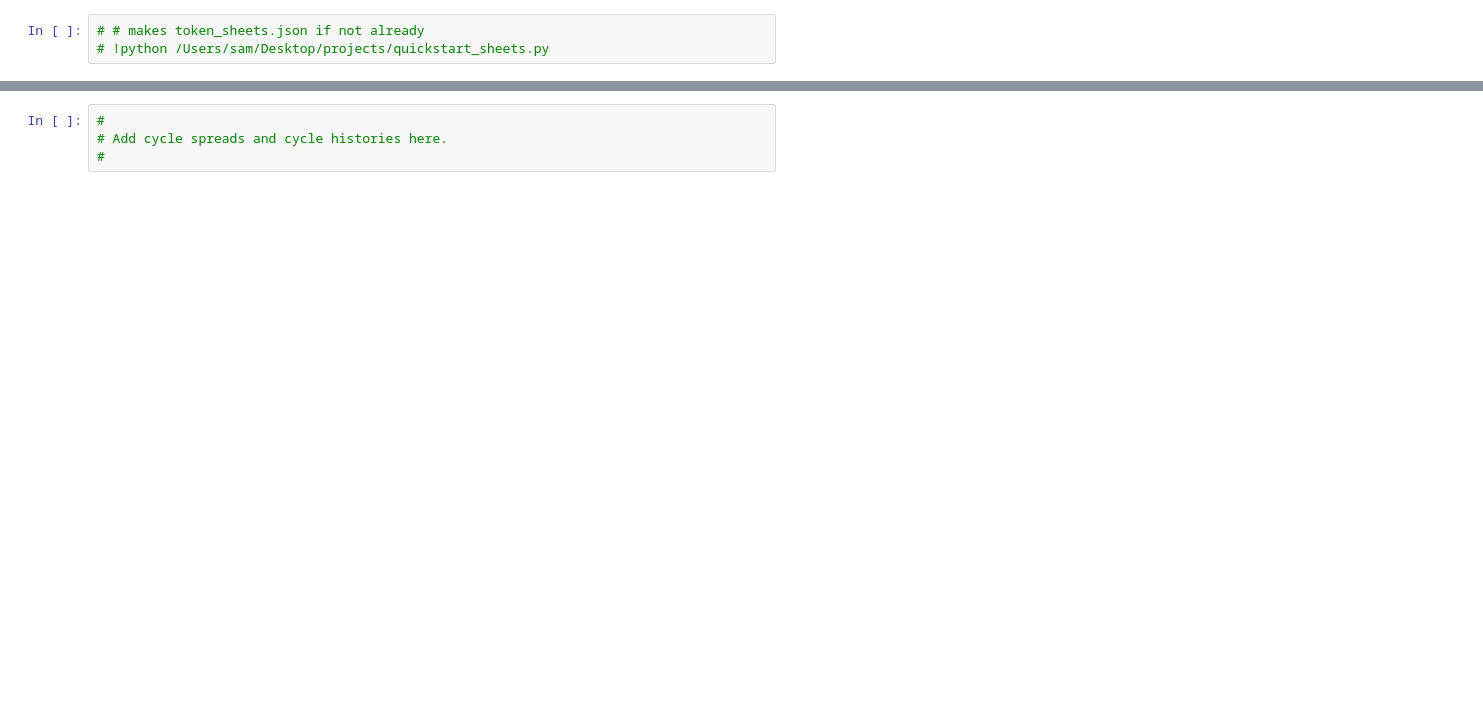
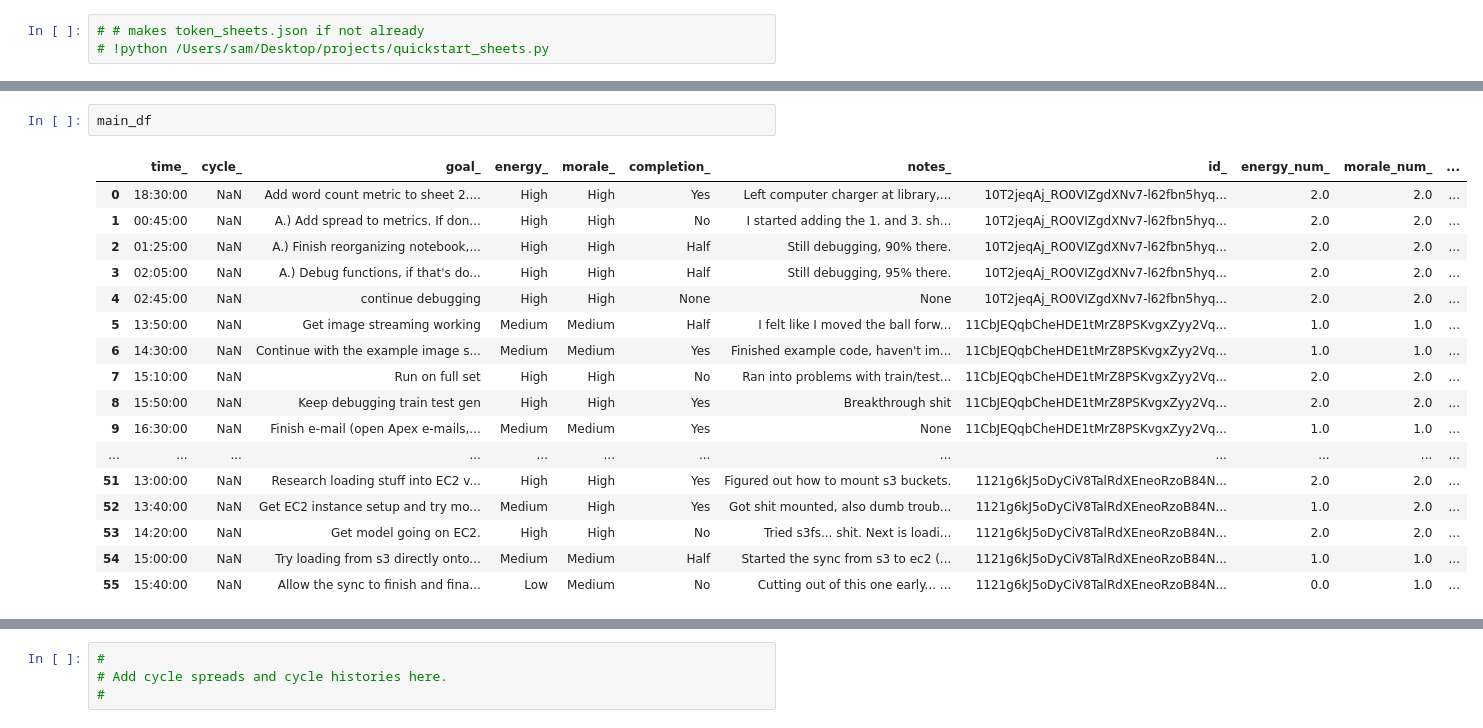
Before and after one commit to samchaaa/uw_stats, a Jupyter notebook: 181208_Work-Cycles-Stats.ipynb, the cells around one changed output, grey strips where cells are left out. Saved outputs shown, nothing was run; the diff lists cells and outputs as text; blank space fills up the shorter version.

```diff
--- a/181208_Work-Cycles-Stats.ipynb
+++ b/181208_Work-Cycles-Stats.ipynb
@@ -275,0 +242,20 @@ main_df.head()
+# %%
+main_df
+# %% [output]
+|  | time_ | cycle_ | goal_ | energy_ | morale_ | completion_ | notes_ | id_ | energy_num_ | morale_num_ | ... |
+| 0 | 18:30:00 | NaN | Add word count metric to sheet 2.... | High | High | Yes | Left computer charger at library,... | 10T2jeqAj_RO0VIZgdXNv7-l62fbn5hyq... | 2.0 | 2.0 | ... |
+| 1 | 00:45:00 | NaN | A.) Add spread to metrics. If don... | High | High | No | I started adding the 1. and 3. sh... | 10T2jeqAj_RO0VIZgdXNv7-l62fbn5hyq... | 2.0 | 2.0 | ... |
+| 2 | 01:25:00 | NaN | A.) Finish reorganizing notebook,... | High | High | Half | Still debugging, 90% there. | 10T2jeqAj_RO0VIZgdXNv7-l62fbn5hyq... | 2.0 | 2.0 | ... |
+| 3 | 02:05:00 | NaN | A.) Debug functions, if that's do... | High | High | Half | Still debugging, 95% there. | 10T2jeqAj_RO0VIZgdXNv7-l62fbn5hyq... | 2.0 | 2.0 | ... |
+| 4 | 02:45:00 | NaN | continue debugging | High | High | None | None | 10T2jeqAj_RO0VIZgdXNv7-l62fbn5hyq... | 2.0 | 2.0 | ... |
+| 5 | 13:50:00 | NaN | Get image streaming working | Medium | Medium | Half | I felt like I moved the ball forw... | 11CbJEQqbCheHDE1tMrZ8PSKvgxZyy2Vq... | 1.0 | 1.0 | ... |
+| 6 | 14:30:00 | NaN | Continue with the example image s... | Medium | Medium | Yes | Finished example code, haven't im... | 11CbJEQqbCheHDE1tMrZ8PSKvgxZyy2Vq... | 1.0 | 1.0 | ... |
+| 7 | 15:10:00 | NaN | Run on full set | High | High | No | Ran into problems with train/test... | 11CbJEQqbCheHDE1tMrZ8PSKvgxZyy2Vq... | 2.0 | 2.0 | ... |
+| 8 | 15:50:00 | NaN | Keep debugging train test gen | High | High | Yes | Breakthrough shit | 11CbJEQqbCheHDE1tMrZ8PSKvgxZyy2Vq... | 2.0 | 2.0 | ... |
+| 9 | 16:30:00 | NaN | Finish e-mail (open Apex e-mails,... | Medium | Medium | Yes | None | 11CbJEQqbCheHDE1tMrZ8PSKvgxZyy2Vq... | 1.0 | 1.0 | ... |
+| ... | ... | ... | ... | ... | ... | ... | ... | ... | ... | ... | ... |
+| 51 | 13:00:00 | NaN | Research loading stuff into EC2 v... | High | High | Yes | Figured out how to mount s3 buckets. | 1121g6kJ5oDyCiV8TalRdXEneoRzoB84N... | 2.0 | 2.0 | ... |
+| 52 | 13:40:00 | NaN | Get EC2 instance setup and try mo... | Medium | High | Yes | Got shit mounted, also dumb troub... | 1121g6kJ5oDyCiV8TalRdXEneoRzoB84N... | 1.0 | 2.0 | ... |
+| 53 | 14:20:00 | NaN | Get model going on EC2. | High | High | No | Tried s3fs... shit. Next is loadi... | 1121g6kJ5oDyCiV8TalRdXEneoRzoB84N... | 2.0 | 2.0 | ... |
+| 54 | 15:00:00 | NaN | Try loading from s3 directly onto... | Medium | Medium | Half | Started the sync from s3 to ec2 (... | 1121g6kJ5oDyCiV8TalRdXEneoRzoB84N... | 1.0 | 1.0 | ... |
+| 55 | 15:40:00 | NaN | Allow the sync to finish and fina... | Low | Medium | No | Cutting out of this one early... ... | 1121g6kJ5oDyCiV8TalRdXEneoRzoB84N... | 0.0 | 1.0 | ... |
```
Also changed, not shown: parts of 20 cells of this notebook.
